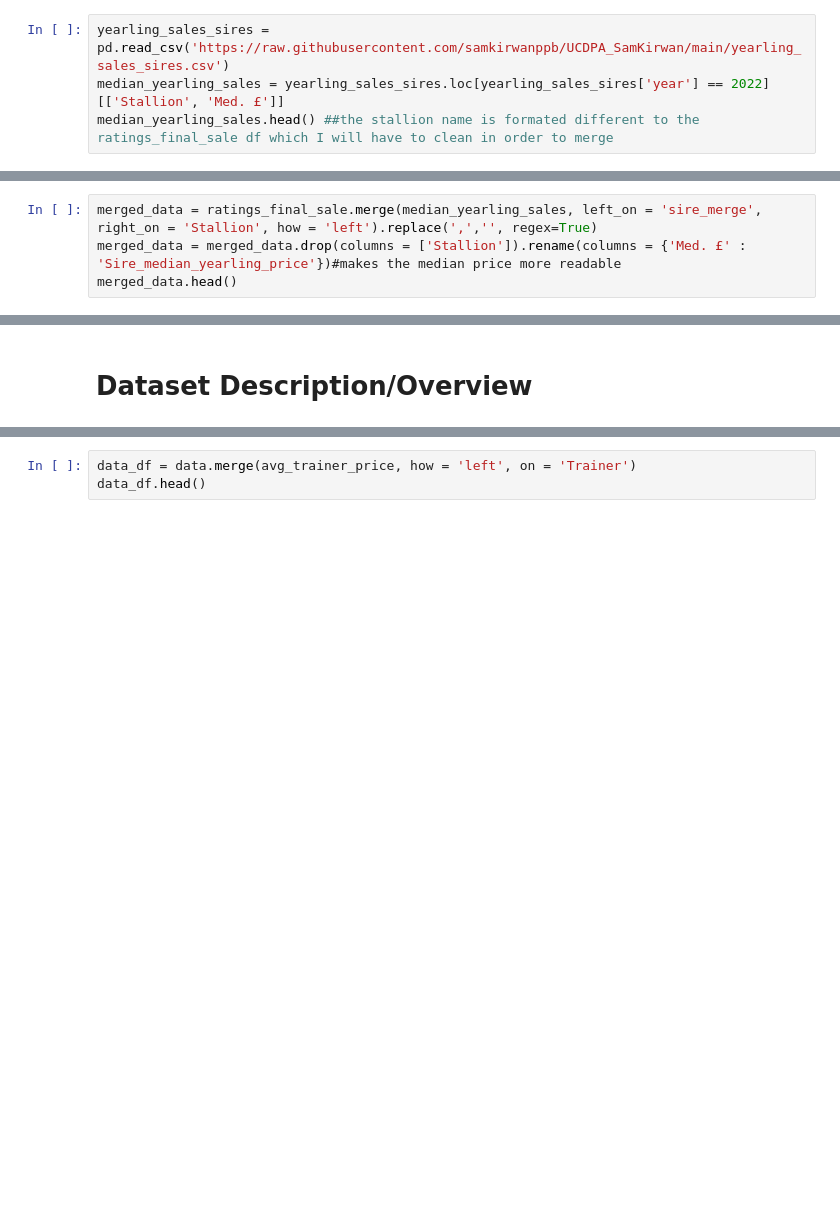
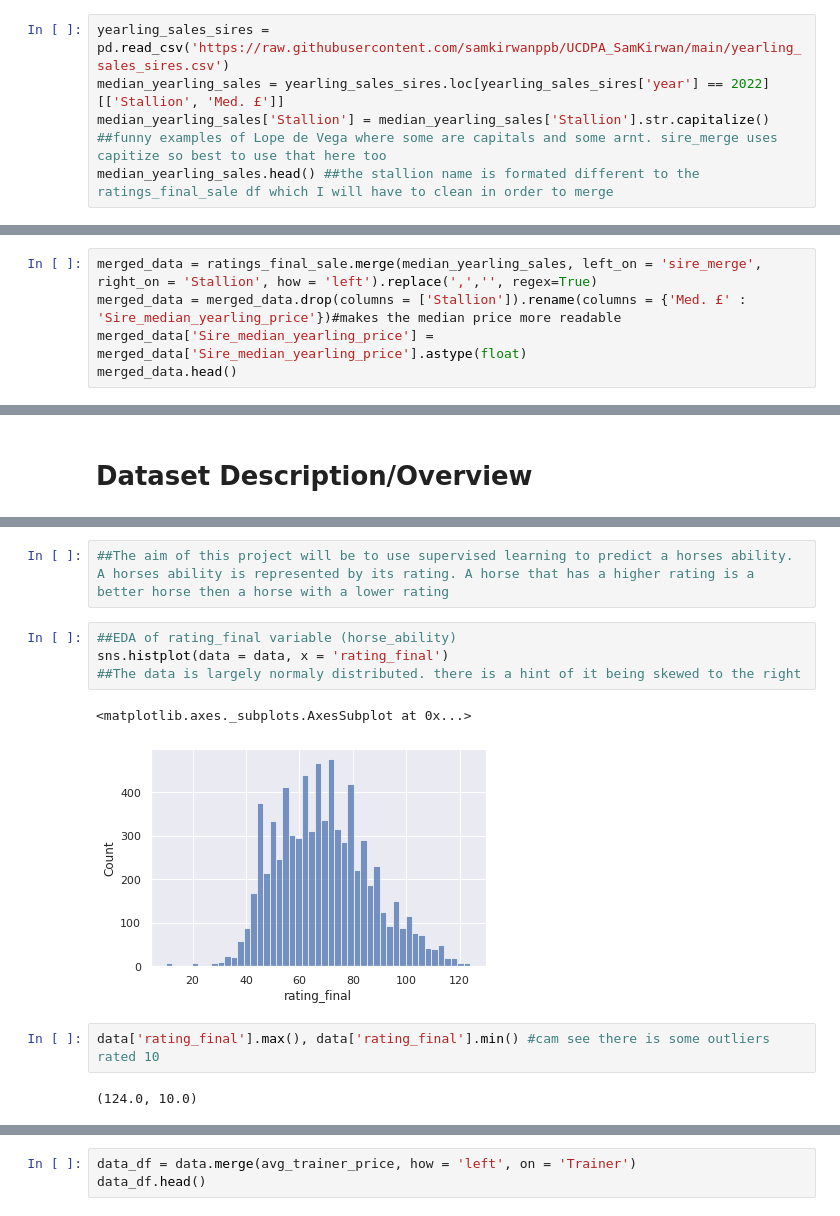
Before and after one commit to samkirwanppb/UCDPA_SamKirwan, a Jupyter notebook: project.ipynb, the cells around one changed output, grey strips where cells are left out. Drawn from its saved outputs; the diff is of its cells as text; blank space fills up the shorter version.

```diff
--- a/project.ipynb
+++ b/project.ipynb
@@ -153,6 +168,7 @@ ratings_final_sale.head()##note final price is in £
 # %%
 yearling_sales_sires = pd.read_csv('https://raw.githubusercontent.com/samkirwanppb/UCDPA_SamKirwan/main/yearling_sales_sires.csv')
 median_yearling_sales = yearling_sales_sires.loc[yearling_sales_sires['year'] == 2022][['Stallion', 'Med. £']]
+median_yearling_sales['Stallion'] = median_yearling_sales['Stallion'].str.capitalize() ##funny examples of Lope de Vega where some are capitals and some arnt. sire_merge uses capitize so best to use that here too
 median_yearling_sales.head() ##the stallion name is formated different to the ratings_final_sale df which I will have to clean in order to merge
 # %% [output]
 |  | Stallion | Med. £ |
@@ -174,6 +190,7 @@ ratings_final_sale.head() #sire_merge can be used to merge the above df into the
 # %%
 merged_data = ratings_final_sale.merge(median_yearling_sales, left_on = 'sire_merge', right_on = 'Stallion', how = 'left').replace(',','', regex=True)
 merged_data = merged_data.drop(columns = ['Stallion']).rename(columns = {'Med. £' : 'Sire_median_yearling_price'})#makes the median price more readable
+merged_data['Sire_median_yearling_price'] = merged_data['Sire_median_yearling_price'].astype(float)
 merged_data.head()
 # %% [output]
 |  | Name | Year | Sex | Sire | Dam | Trainer | rating_final | trainer_horses | runs | ... |
@@ -368,0 +395,13 @@ dtype: int64
+# %%
+##The aim of this project will be to use supervised learning to predict a horses ability. A horses ability is represented by its rating. A horse that has a higher rating is a better horse then a horse with a lower rating
+# %%
+##EDA of rating_final variable (horse_ability)
+sns.histplot(data = data, x = 'rating_final')
+##The data is largely normaly distributed. there is a hint of it being skewed to the right
+# %% [output]
+<matplotlib.axes._subplots.AxesSubplot at 0x...>
+[figure, added]
+# %%
+data['rating_final'].max(), data['rating_final'].min() #cam see there is some outliers rated 10
+# %% [output]
+(124.0, 10.0)
```
Also changed, not shown: parts of 49 cells of this notebook.
